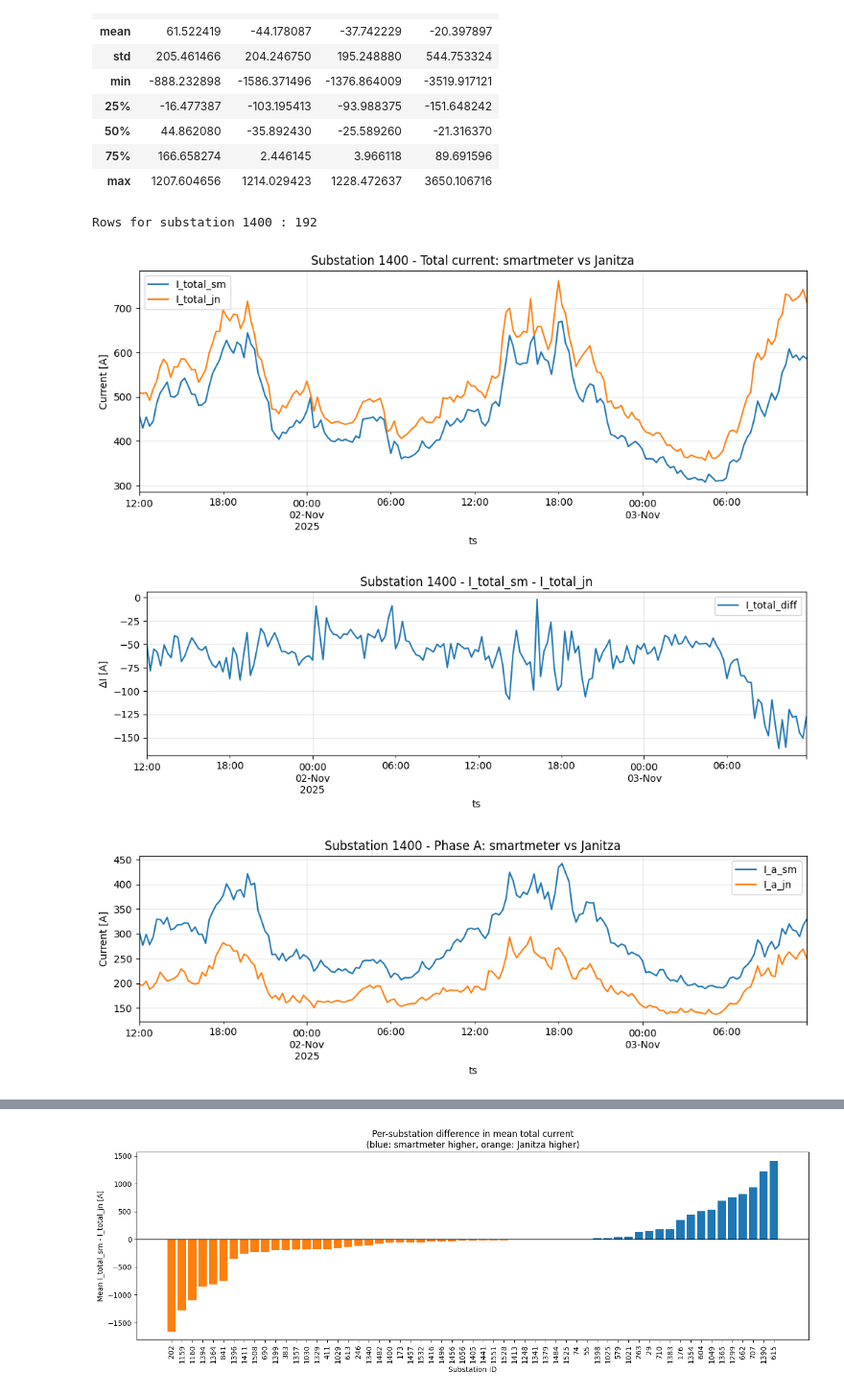
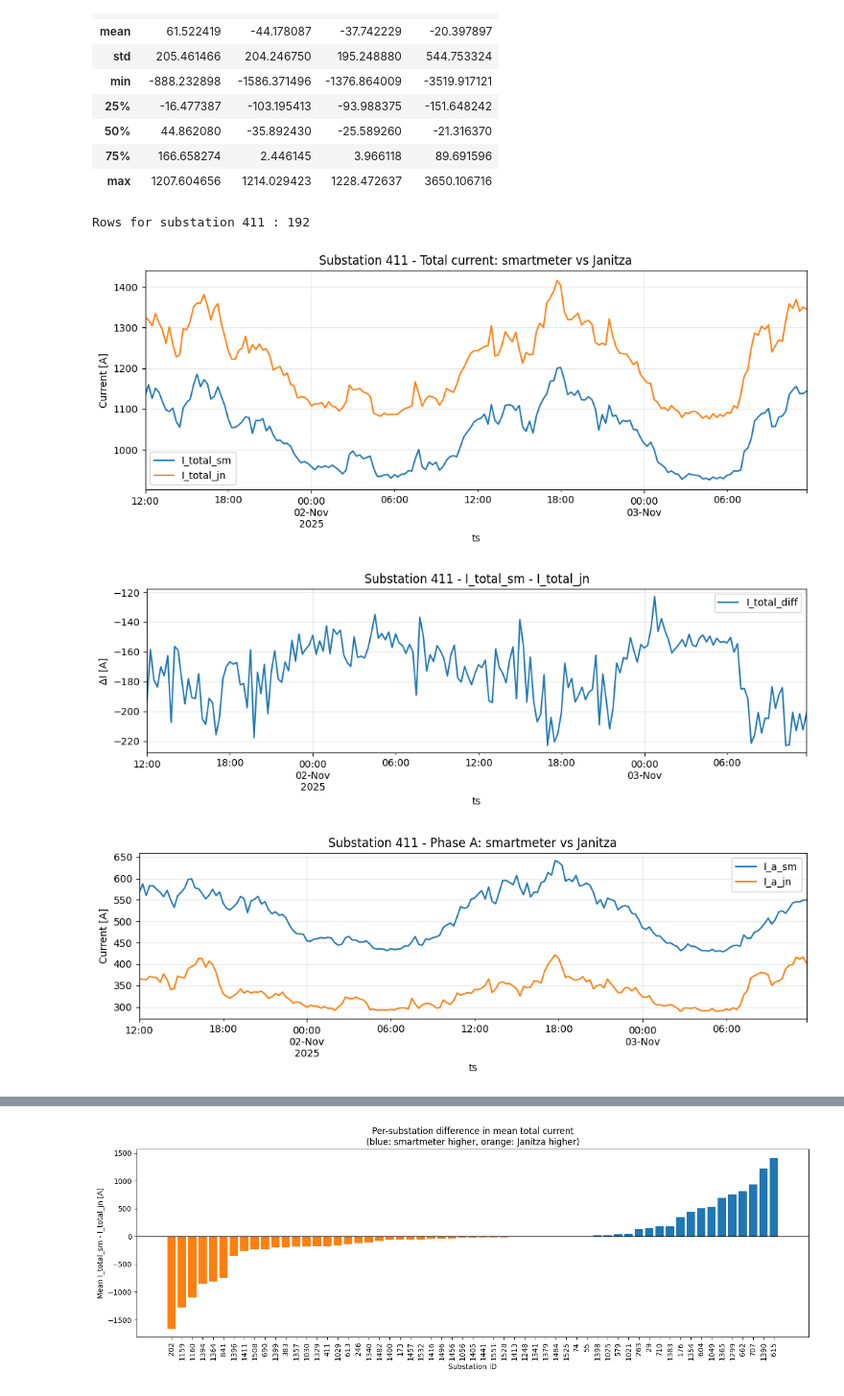
Before and after one commit to MindisBlank/Jasonaq_thesis, a Jupyter notebook: notebooks/smartmeter_vs_janitza.ipynb, the cells around one changed output, grey strips where cells are left out. Shown: that part at 96% size. Drawn from its saved outputs; the diff is of its cells as text; code cells hidden in the pictures.

```diff
--- a/notebooks/smartmeter_vs_janitza.ipynb
+++ b/notebooks/smartmeter_vs_janitza.ipynb
@@ -102,7 +102,7 @@ Merged shape: (11328, 13)
 | 75% | 166.658274 | 2.446145 | 3.966118 | 89.691596 |
 | max | 1207.604656 | 1214.029423 | 1228.472637 | 3650.106716 |
 # %%
-sub = 1400  # change this to whatever you want
+sub = 411  # change this to whatever you want
 
 sub_df = (
     merged[merged["substation_id"] == sub]
@@ -110,34 +110,34 @@ sub_df = (
     .sort_index()
 )
 
 print("Rows for substation", sub, ":", sub_df.shape[0])
 sub_df[["I_total_sm", "I_total_jn", "I_total_diff"]].head()
 
 ax = sub_df[["I_total_sm", "I_total_jn"]].plot(
     figsize=(12, 4),
     title=f"Substation {sub} - Total current: smartmeter vs Janitza",
 )
 ax.set_ylabel("Current [A]")
 ax.grid(True, alpha=0.3)
 plt.show()
 
 ax2 = sub_df[["I_total_diff"]].plot(
     figsize=(12, 3),
     title=f"Substation {sub} - I_total_sm - I_total_jn",
 )
 ax2.set_ylabel("ΔI [A]")
 ax2.grid(True, alpha=0.3)
 plt.show()
 
 ax3 = sub_df[["I_a_sm", "I_a_jn"]].plot(
     figsize=(12, 3),
     title=f"Substation {sub} - Phase A: smartmeter vs Janitza",
 )
 ax3.set_ylabel("Current [A]")
 ax3.grid(True, alpha=0.3)
 plt.show()
 # %% [output]
-Rows for substation 1400 : 192
+Rows for substation 411 : 192
-[figure, old version]
+[figure, new version]
-[figure, old version]
+[figure, new version]
-[figure, old version]
+[figure, new version]
```
Also changed, not shown: parts of 4 cells of this notebook, 4 other files.
